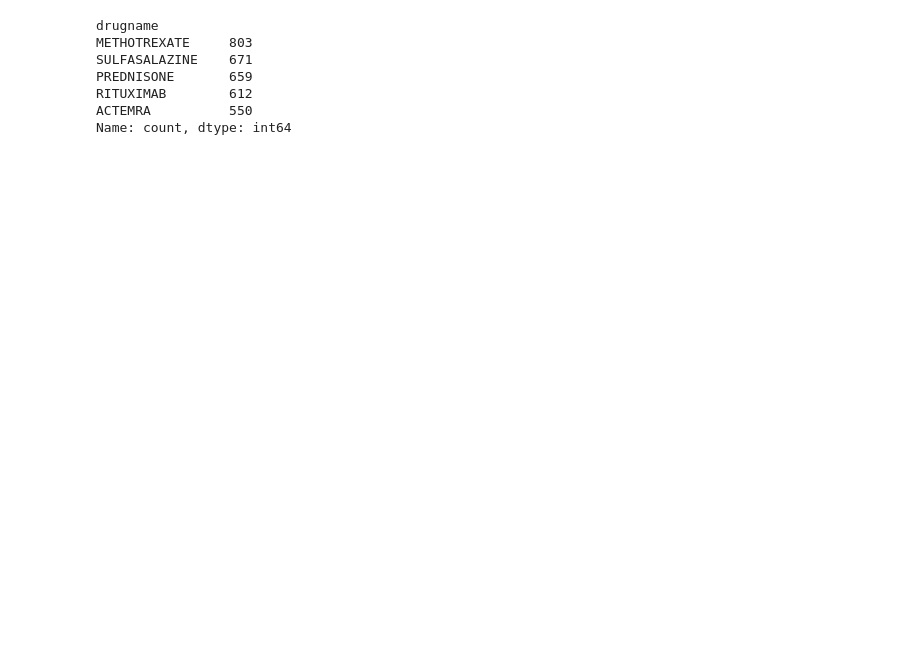
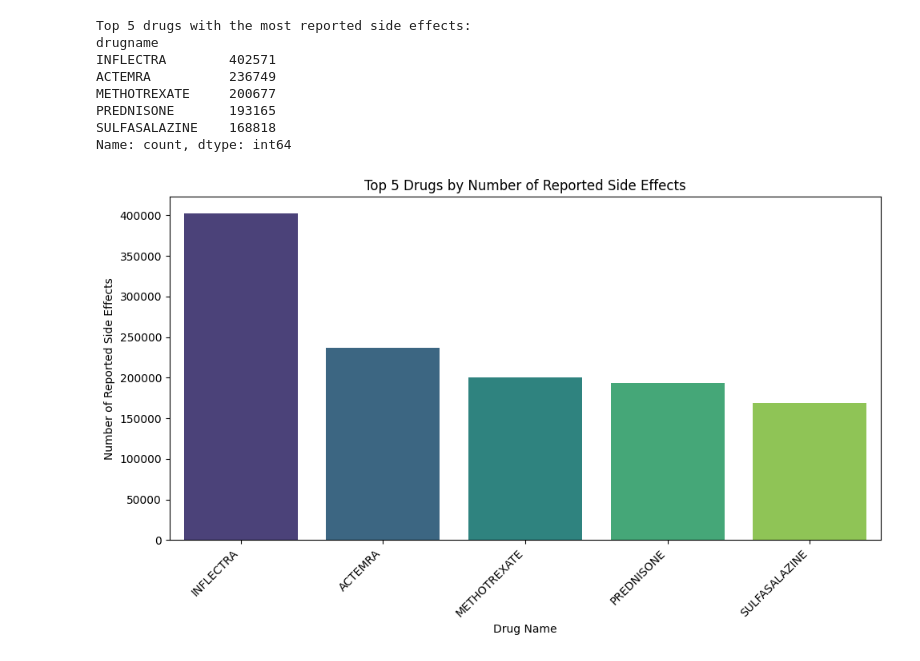
Before and after one commit to Fatikafarouq/FAERS-Analysis, a Jupyter notebook: faers_analysis.ipynb, the cells around one changed output. Cells and saved outputs as stored; diff of their text form; code cells hidden in the pictures; blank space fills up the shorter version.

Commit message:
Add script to analyze top 5 drugs with adverse drug reactions from FAERS data

```diff
--- a/faers_analysis.ipynb
+++ b/faers_analysis.ipynb
@@ -3,20 +1,43 @@
-# %%
-import pandas as pd
-
-drug = pd.read_csv("DRUG25Q2.txt", delimiter = "$", encoding = "latin-1", low_memory = False)
-outcome = pd.read_csv("OUTC25Q2.txt", delimiter = "$", encoding = "latin-1", low_memory = False)
-death = outcome[outcome['outc_cod']== "DE"]
-
-death_reports = pd.merge(drug, death, on = "primaryid")
-
-death_count = death_reports['drugname'].value_counts().head(5)
-
-print(death_count)
-# %% [output]
-drugname
-METHOTREXATE     803
-SULFASALAZINE    671
-PREDNISONE       659
-RITUXIMAB        612
-ACTEMRA          550
-Name: count, dtype: int64
+# %%
+import pandas as pd
+import numpy as np
+import matplotlib.pyplot as plt
+import seaborn as sns
+
+drug = pd.read_csv("DRUG25Q2.txt", delimiter = "$", encoding = "latin-1", low_memory = False)
+reac = pd.read_csv("REAC25Q2.txt", delimiter = "$", encoding = "latin-1", low_memory = False)
+indication = pd.read_csv("INDI25Q2.txt", delimiter = "$", encoding = "latin-1", low_memory = False)
+drug_reac =pd.merge(drug, reac, on = "primaryid")
+selected_columns =drug_reac[["drugname", "pt"]]
+result = selected_columns.value_counts().head(5)
+
+
+drug_reaction_counts = drug_reac['drugname'].value_counts()
+top_5_drugs_by_reactions = drug_reaction_counts.head(5)
+
+print("Top 5 drugs with the most reported side effects:")
+print(top_5_drugs_by_reactions)
+
+plt.figure(figsize=(10, 6))
+sns.barplot(x=top_5_drugs_by_reactions.index, y=top_5_drugs_by_reactions.values, hue=top_5_drugs_by_reactions.index, palette='viridis', legend=False)
+
+plt.title('Top 5 Drugs by Number of Reported Side Effects')
+plt.xlabel('Drug Name')
+plt.ylabel('Number of Reported Side Effects')
+plt.xticks(rotation=45, ha='right')
+plt.tight_layout()
+
+# Save the plot as an image file
+plt.savefig('top_5_drugs_by_reactions_bar_chart.png')
+
+plt.show()
+# %% [output]
+Top 5 drugs with the most reported side effects:
+drugname
+INFLECTRA        402571
+ACTEMRA          236749
+METHOTREXATE     200677
+PREDNISONE       193165
+SULFASALAZINE    168818
+Name: count, dtype: int64
+[figure, added]
```
Also changed, not shown: parts of 1 cell of this notebook.
